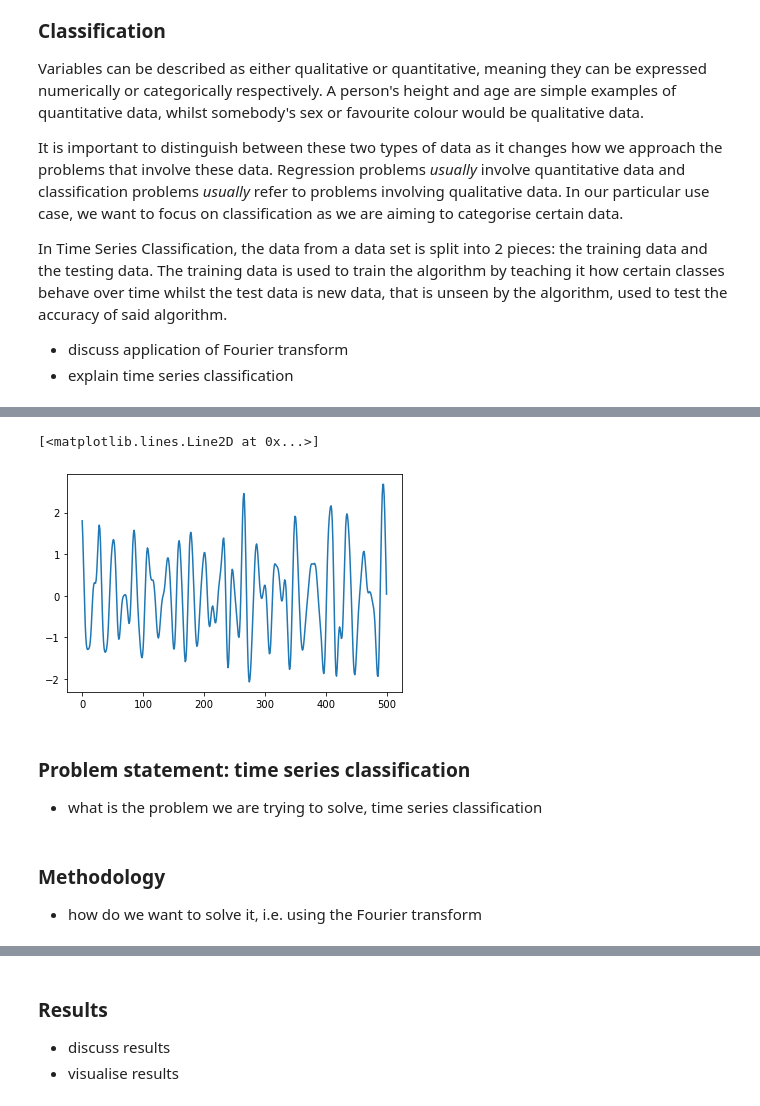
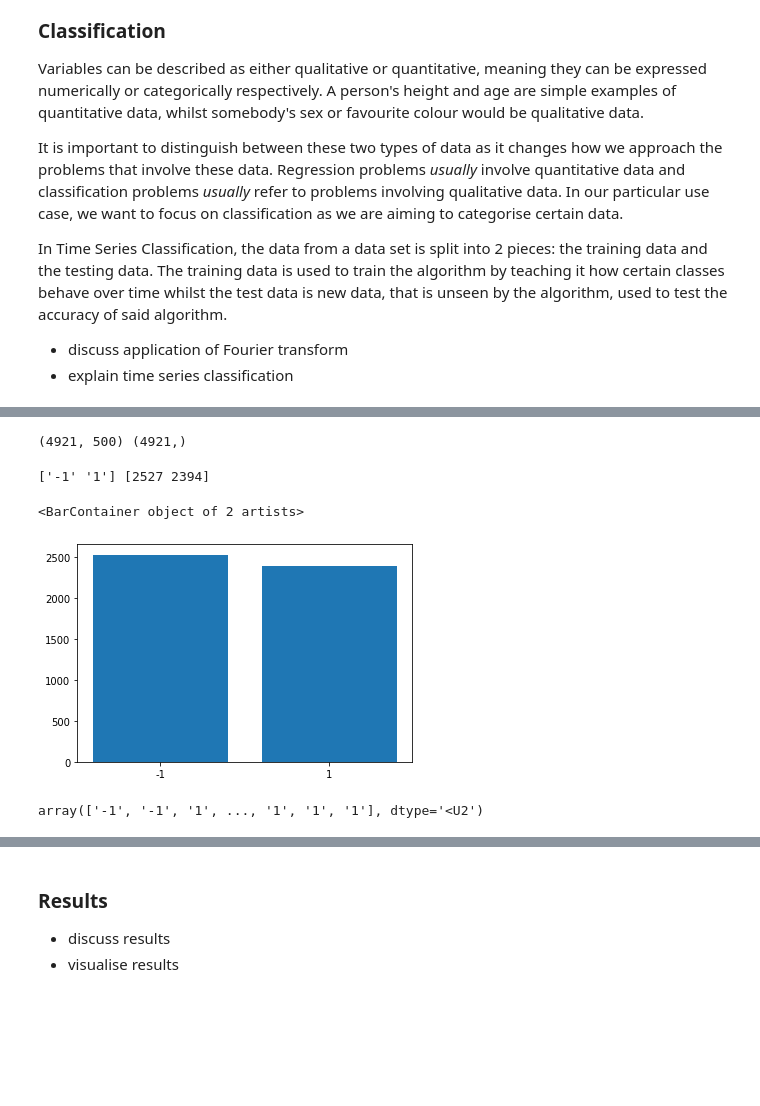
Before and after one commit to TawyeebOS/Time-Series-Analysis-and-Fourier-Transform-Nuffield-Project, a Jupyter notebook: Report-Draft.ipynb, the cells around one changed output, grey strips where cells are left out. Saved outputs shown, nothing was run; the diff lists cells and outputs as text; code cells hidden in the pictures; blank space fills up the shorter version.

```diff
--- a/Report-Draft.ipynb
+++ b/Report-Draft.ipynb
@@ -194,14 +201,21 @@ The case consists of 500 measurements of engine noise and a classification. The
 from utils import load_data
 # %%
 X, y = load_data()
-# %%
-plt.plot(np.arange(X_train.shape[1]), X_train[150,:])
-# %% [output]
-[<matplotlib.lines.Line2D at 0x...>]
-[figure, removed]
-# %% [markdown]
-### Problem statement: time series classification
-* what is the problem we are trying to solve, time series classification
-# %% [markdown]
-### Methodology
-* how do we want to solve it, i.e. using the Fourier transform
+# %%
+print(X.shape, y.shape)
+# %% [output]
+(4921, 500) (4921,)
+# %%
+unique_values, counts = np.unique(y, return_counts=True)
+print(unique_values, counts)
+# %% [output]
+['-1' '1'] [2527 2394]
+# %%
+plt.bar(unique_values, counts)
+# %% [output]
+<BarContainer object of 2 artists>
+[figure, added]
+# %%
+y_train
+# %% [output]
+array(['-1', '-1', '1', ..., '1', '1', '1'], dtype='<U2')
```
Also changed, not shown: parts of 14 cells of this notebook.
